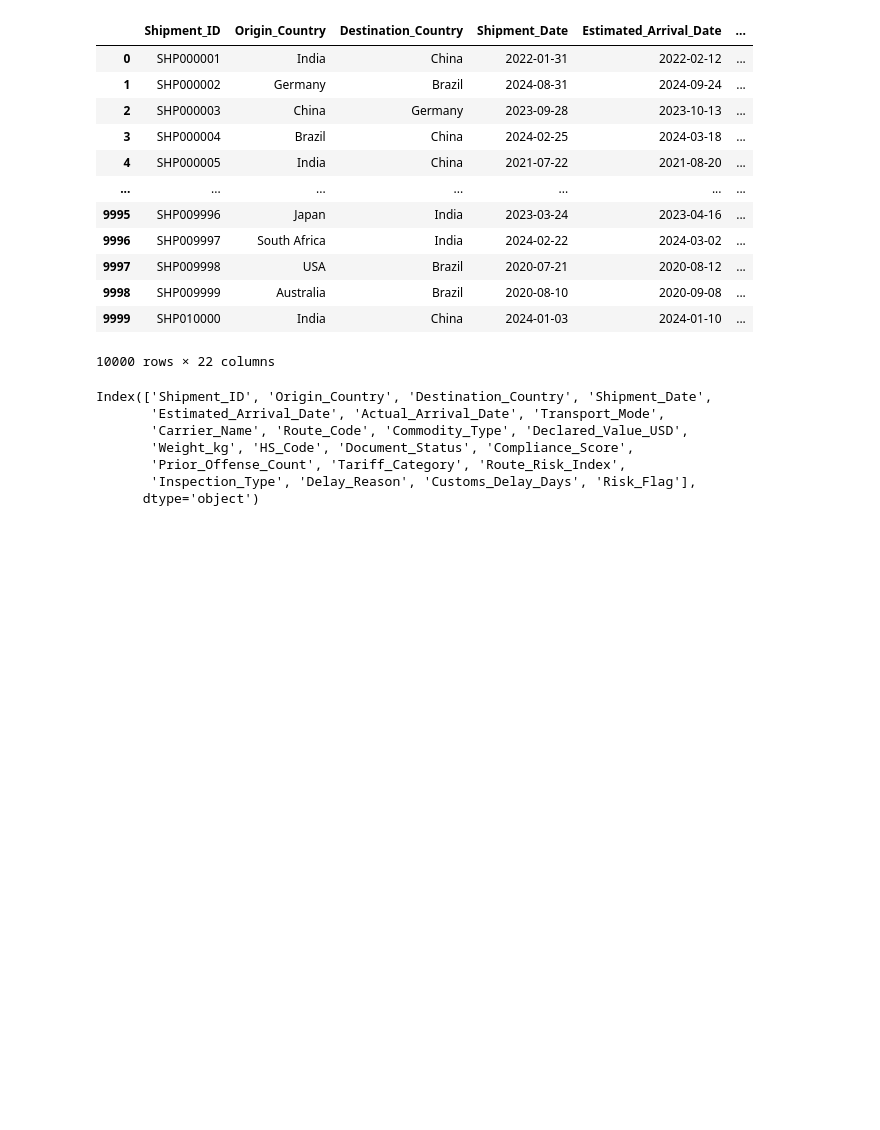
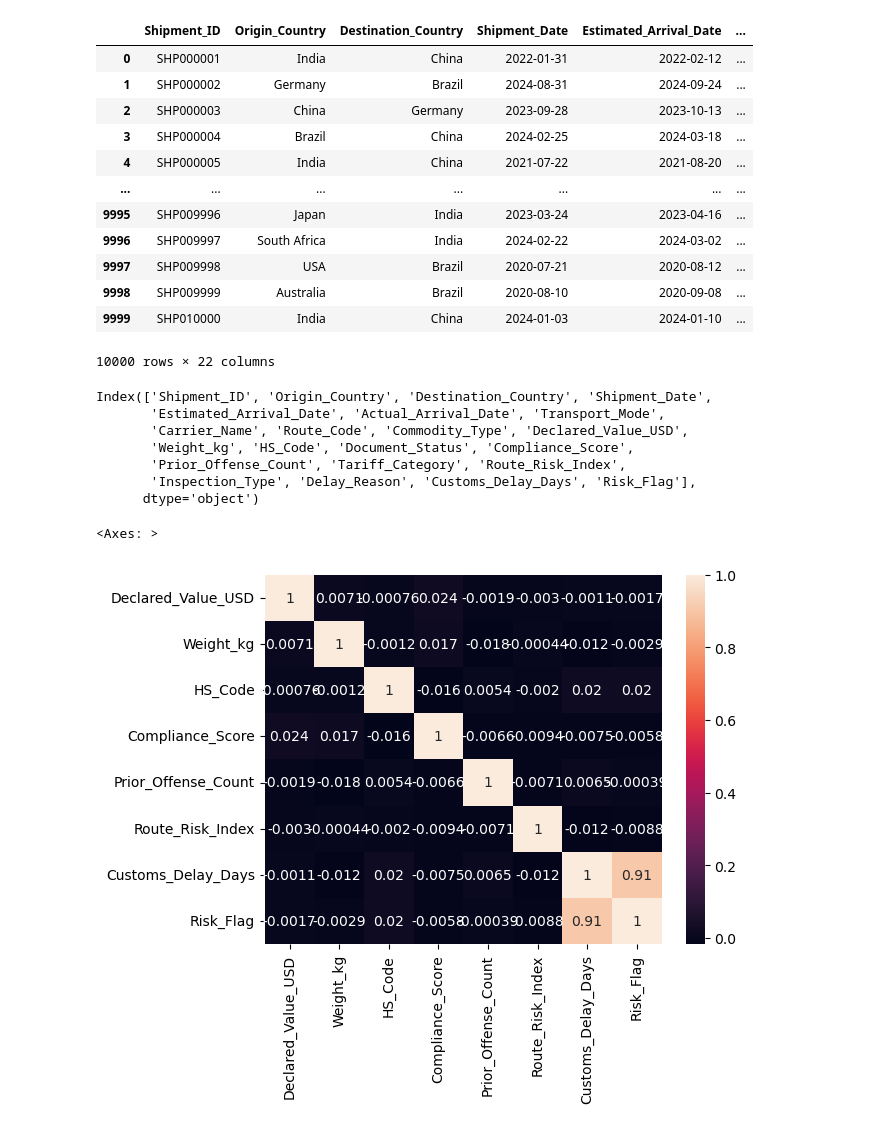
Before and after one commit to Karthik5412/Global-Trade-Delay-Prediction-Model, a Jupyter notebook: cleaning.ipynb, the cells around one changed output. Drawn from its saved outputs; the diff is of its cells as text; code cells hidden in the pictures; blank space fills up the shorter version.

```diff
--- a/cleaning.ipynb
+++ b/cleaning.ipynb
@@ -30,3 +30,8 @@ Index(['Shipment_ID', 'Origin_Country', 'Destination_Country', 'Shipment_Date',
        'Prior_Offense_Count', 'Tariff_Category', 'Route_Risk_Index',
        'Inspection_Type', 'Delay_Reason', 'Customs_Delay_Days', 'Risk_Flag'],
       dtype='object')
+# %%
+sns.heatmap(df.corr(numeric_only= True), annot= True)
+# %% [output]
+<Axes: >
+[figure, added]
```
Also changed, not shown: parts of 6 cells of this notebook.
